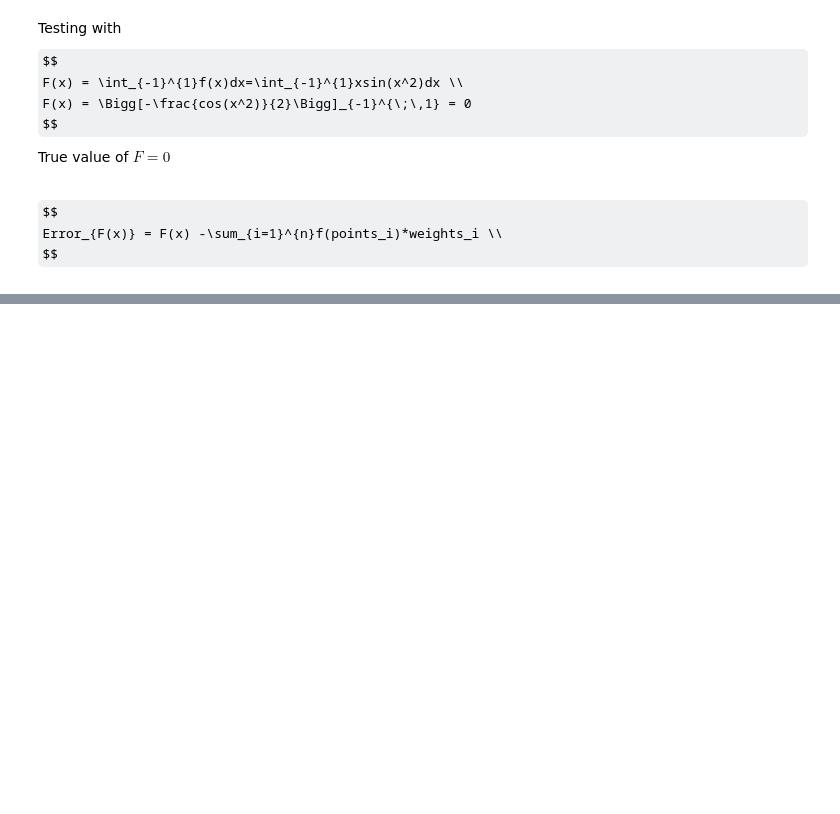
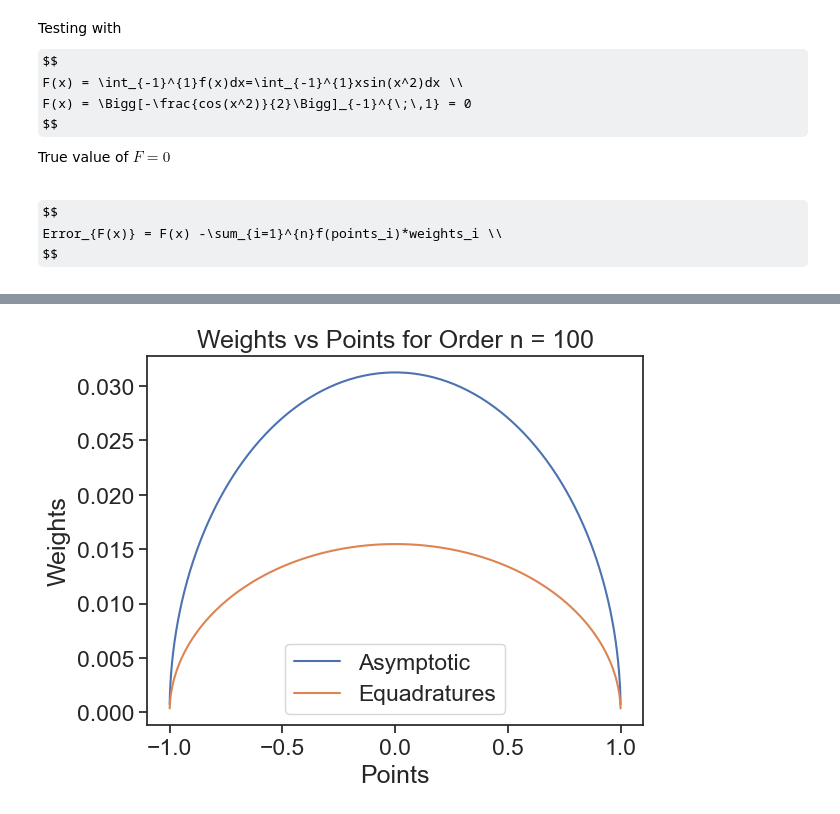
Before and after one commit to equadratures/Higher-Order-Integration, a Jupyter notebook: Asymptotic Legendre Implementation.ipynb, the cells around one changed output, grey strips where cells are left out. Saved outputs shown, nothing was run; the diff lists cells and outputs as text; code cells hidden in the pictures; some formulas as TeX source; blank space fills up the shorter version.

```diff
--- a/Asymptotic Legendre Implementation.ipynb
+++ b/Asymptotic Legendre Implementation.ipynb
@@ -212,0 +213,27 @@ plt.show();
+# %%
+points100Asy, weights100Asy, v100, t100 = asy(100, 2);
+points500Asy, weights500Asy, v500, t500 = asy(500,2);
+points1000Asy, weights1000Asy, v1000, t1000 = asy(1000,2);
+
+basis = eq.Basis('univariate');
+param1 = eq.Parameter(lower=-1, upper=1, order=100, distribution='uniform');
+param2 = eq.Parameter(lower=-1, upper=1, order=500, distribution='uniform');
+param3 = eq.Parameter(lower=-1, upper=1, order=1000, distribution='uniform');
+poly1 = eq.Poly(param1, basis, method='numerical-integration')
+poly2 = eq.Poly(param2, basis, method='numerical-integration')
+poly3 = eq.Poly(param3, basis, method='numerical-integration')
+
+points100Eq, weights100Eq = poly1.get_points_and_weights();
+points500Eq, weights500Eq = poly2.get_points_and_weights();
+points1000Eq, weights1000Eq = poly3.get_points_and_weights();
+
+
+plt.plot(points100Asy, weights100Asy, label='Asymptotic')
+plt.plot(points100Eq, weights100Eq, label='Equadratures')
+plt.xlabel('Points');
+plt.ylabel('Weights');
+plt.title('Weights vs Points for Order n = 100')
+plt.legend()
+plt.show()
+# %% [output]
+[figure, added]
```
Also changed, not shown: parts of 3 cells of this notebook.
